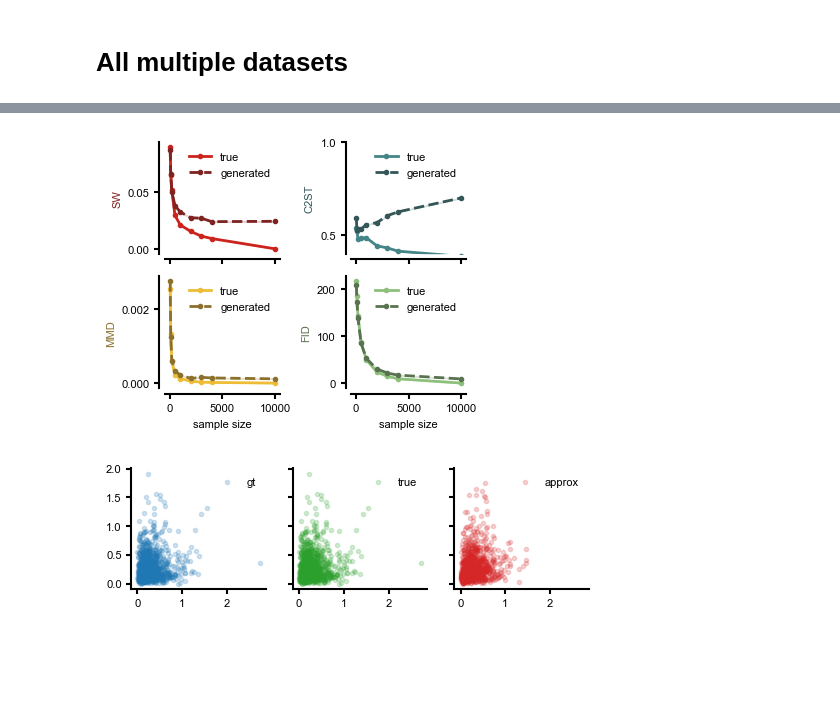
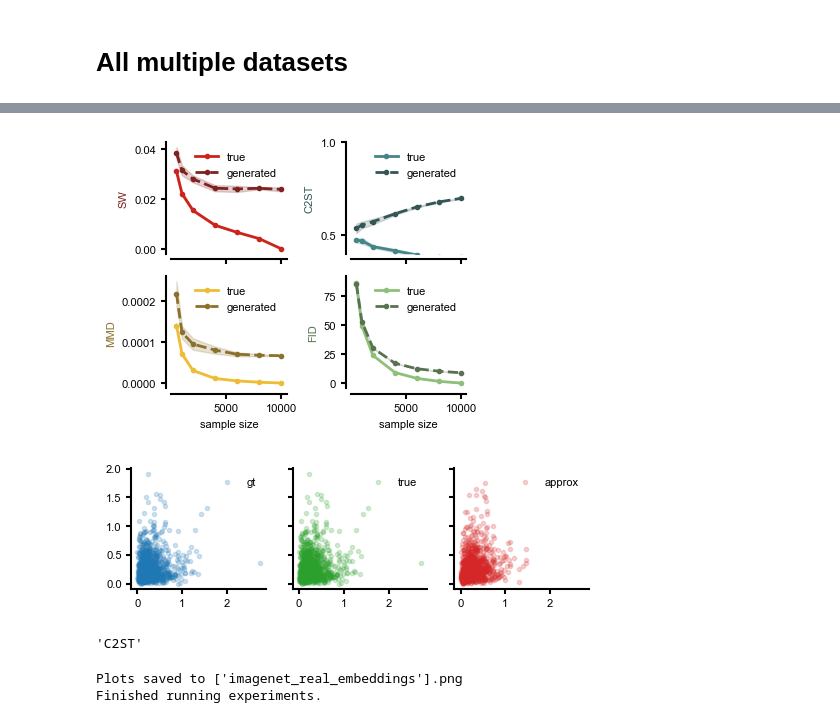
Before and after one commit to mackelab/labproject, a Jupyter notebook: docs/notebooks/embedding_sample_size.ipynb, the cells around one changed output, grey strips where cells are left out. Cells and saved outputs as stored; diff of their text form; code cells hidden in the pictures; blank space fills up the shorter version.

Commit message:
bandwidth to 64 config, more samples

```diff
--- a/docs/notebooks/embedding_sample_size.ipynb
+++ b/docs/notebooks/embedding_sample_size.ipynb
@@ -88,9 +88,9 @@ for ax in axes.flatten():
     # move spines outward
     ax.spines['bottom'].set_position(('outward', 4))
     ax.spines['left'].set_position(('outward', 4))
-    ax.locator_params(nbins=3)
+    ax.locator_params(nbins=4)
 
-sample_sizes=[50, 100, 200, 500, 1000, 2000, 3000, 4000, 10000]
+sample_sizes=[500, 1000, 2000, 4000, 6000, 8000, 10000]
 #sample_sizes=[50, 100, 200,]
 
 for dd, ds in enumerate(cfg.data):
@@ -139,16 +139,16 @@ for dd, ds in enumerate(cfg.data):
                 output = experiment.run_experiment(dataset1=dataset1,
                                                 dataset2=dataset2,
                                                 sample_sizes=sample_sizes,
-                                                nb_runs = 1, bandwidth=50)
+                                                nb_runs = cfg.runs, bandwidth=cfg.bandwidth)
             else:
                 output = experiment.run_experiment(dataset1=dataset1,
                                                     dataset2=dataset2,
                                                     sample_sizes=sample_sizes,
-                                                    nb_runs = 1)
+                                                    nb_runs = cfg.runs)
             time_end = time.time()
             print(f"Experiment {exp_name} finished in {time_end - time_start}")
 
-            log_path = get_log_path(cfg, tag=f"_{mapping[exp_name]}_{cfg.data[dd]}_{dc}", timestamp=False)
+            log_path = get_log_path(cfg, tag=f"_{cfg.exp_log_name}_{mapping[exp_name]}_{cfg.data[dd]}_{dc}", timestamp=False)
             os.makedirs(os.path.dirname(log_path), exist_ok=True)
             experiment.log_results(output, log_path)
             print(f"Numerical results saved to {log_path}")
@@ -171,8 +171,8 @@ axes[-1,1].set_xlabel('sample size')
 
 fig.tight_layout()
 print(f"Plots saved to {cfg.data}.png")
-fig.savefig(f"./results/plots/metric_comparison_sample_size_{cfg.data}_only_embed.png", dpi=300)
-fig.savefig(f"./results/plots/metric_comparison_sample_size_{cfg.data}_only_embed.pdf", dpi=300)
+fig.savefig(f"./results/plots/{cfg.exp_log_name}_metric_comparison_sample_size_{cfg.data}_only_embed_MMD_{cfg.bandwidth}.png", dpi=300)
+fig.savefig(f"./results/plots/{cfg.exp_log_name}_metric_comparison_sample_size_{cfg.data}_only_embed_MMD_{cfg.bandwidth}.pdf", dpi=300)
 
 print("Finished running experiments.")
 # %% [output]
@@ -194,4 +194,22 @@ Numerical results saved to results/embedding_samplesize/embed_samplesize_FID_ima
 Plots saved to ['imagenet_real_embeddings'].png
 Finished running experiments.
-[figure, old version]
+[figure, new version]
 [figure]
+# %%
+# print the axis label for the upper right plot
+
+axes[0,1].get_ylabel()
+# %% [output]
+'C2ST'
+# %%
+
+axes[0,1].set_ylim([0.3, 1.])
+fig.tight_layout()
+print(f"Plots saved to {cfg.data}.png")
+fig.savefig(f"./results/plots/{cfg.exp_log_name}_metric_comparison_sample_size_{cfg.data}_only_embed_MMD_{cfg.bandwidth}_ylim.png", dpi=300)
+fig.savefig(f"./results/plots/{cfg.exp_log_name}_metric_comparison_sample_size_{cfg.data}_only_embed_MMD_{cfg.bandwidth}_ylim.pdf", dpi=300)
+
+print("Finished running experiments.")
+# %% [output]
+Plots saved to ['imagenet_real_embeddings'].png
+Finished running experiments.
```
Also changed, not shown: parts of 1 cell of this notebook, 1 other file.
